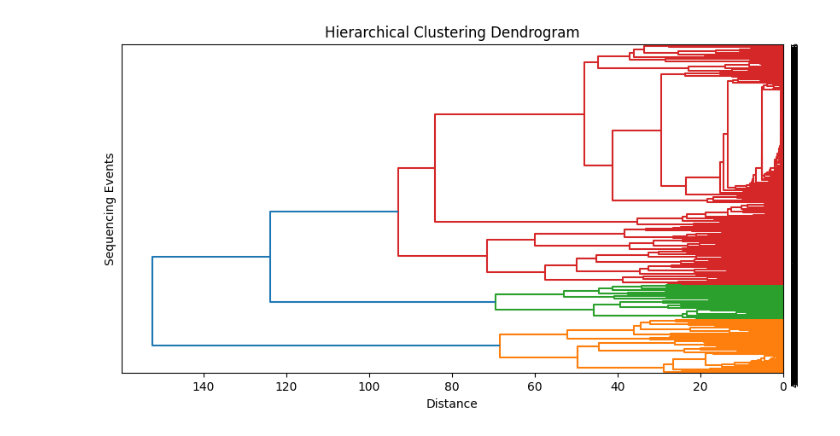
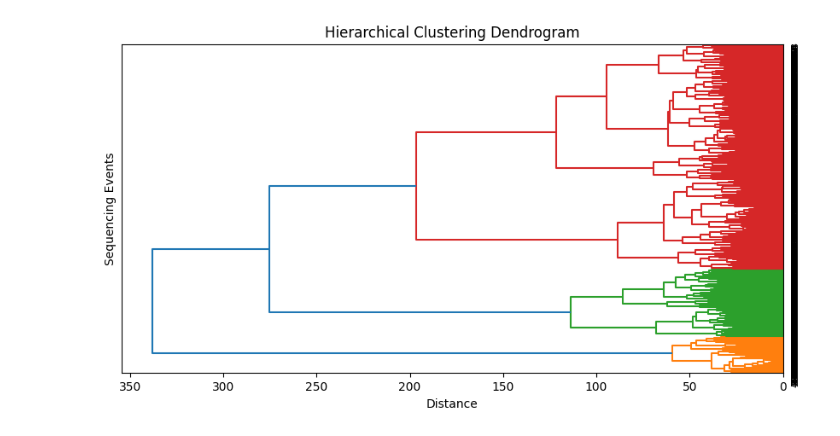
Before and after one commit to JvN2/Nanopore, a Jupyter notebook: Methylation_to_Occupancy.ipynb, the cells around one changed output. Cells and saved outputs as stored; diff of their text form; code cells hidden in the pictures.

```diff
--- a/Methylation_to_Occupancy.ipynb
+++ b/Methylation_to_Occupancy.ipynb
@@ -9,0 +10,7 @@ columns = df.columns[0:5]
+# %%
+# discard reads that lack more than X bps on either end
+
+X = 200
+start = len(df.columns)
+df = df.loc[:, ~(df.iloc[:X].isna().all() | df.iloc[-X:].isna().all())]
+print(start, " > ",  len(df.columns))
@@ -87,0 +67,29 @@ plt.show()
+# %%
+# randomly select a couple of reads
+
+selected = df.columns[np.random.randint(0, len(df.columns), len(colors))]
+# %%
+# Plot a couple of examples
+
+dg = 15
+multiplier = -8
+xlim = [0, 5000]
+base_index = np.arange(len(llr_df))
+
+for i, c in enumerate(selected):
+    fig, ax1 = plt.subplots()
+    # plot log likelihood ratio of methylation; not absence of methylation
+    ax1.plot(-df[c], 'o', markersize=2, alpha=0.5, color = colors[i])
+    ax1.plot(-llr_df[c],color = colors[i])
+    ax1.plot(np.zeros(len(llr_df[c])), color = 'black', linewidth = 1)
+    # ax1.plot(-1.8*np.ones(len(llr_df[c])), '--', color = 'black', linewidth = 1)
+    ax1.set_ylabel(f'llr methylated')
+    ax1.set_ylim(-10, 10)
+    plt.xlabel('i (bp)')
+    plt.xlim(*xlim)
+    ax2 = ax1.twinx()
+    ax2.fill_between(base_index, vanderlick(llr_df[c], multiplier = multiplier, delta_g = dg, convolve=window), color = colors[i], alpha = 0.2)
+    ax2.set_ylim(-0.2, 1.2)
+    ax2.set_ylabel(f'nucleosome occupancy')
+    plt.gcf().set_size_inches(20, 2)
+    plt.show()
@@ -90,22 +108,22 @@ plt.show()
 
 nuc_df = llr_df.copy()
 for c in tqdm(llr_df.columns):
-    nuc_df[c] = vanderlick(llr_df[c])
+    nuc_df[c] = vanderlick(llr_df[c], multiplier = multiplier, delta_g = dg, convolve = window)
 # %%
+# Compute dendogram
+
 from scipy.cluster.hierarchy import linkage, dendrogram
 
-# Compute dendogram
-
-Z = linkage(nuc_df.T, method='ward')
+Z = linkage(nuc_df[window:].T, method='ward')
 
 plt.figure(figsize=(10, 5))
 plt.title('Hierarchical Clustering Dendrogram')
 plt.xlabel('Distance')
 plt.ylabel('Sequencing Events')
 dendrogram(Z, orientation='left', leaf_rotation=90., leaf_font_size=8.)
 plt.show()
 # %% [output]
-[figure, old version]
+[figure, new version]
 # %%
 # plot the nucleosome occupancy matrix, ordered by the dendogram
 
```
Also changed, not shown: parts of 10 cells of this notebook.
